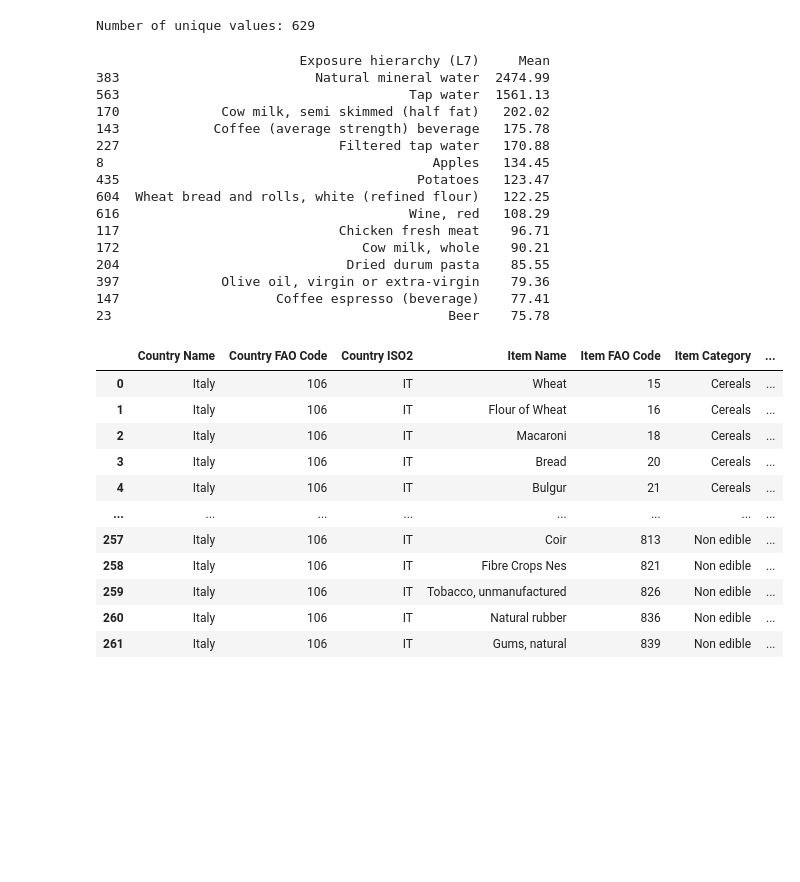
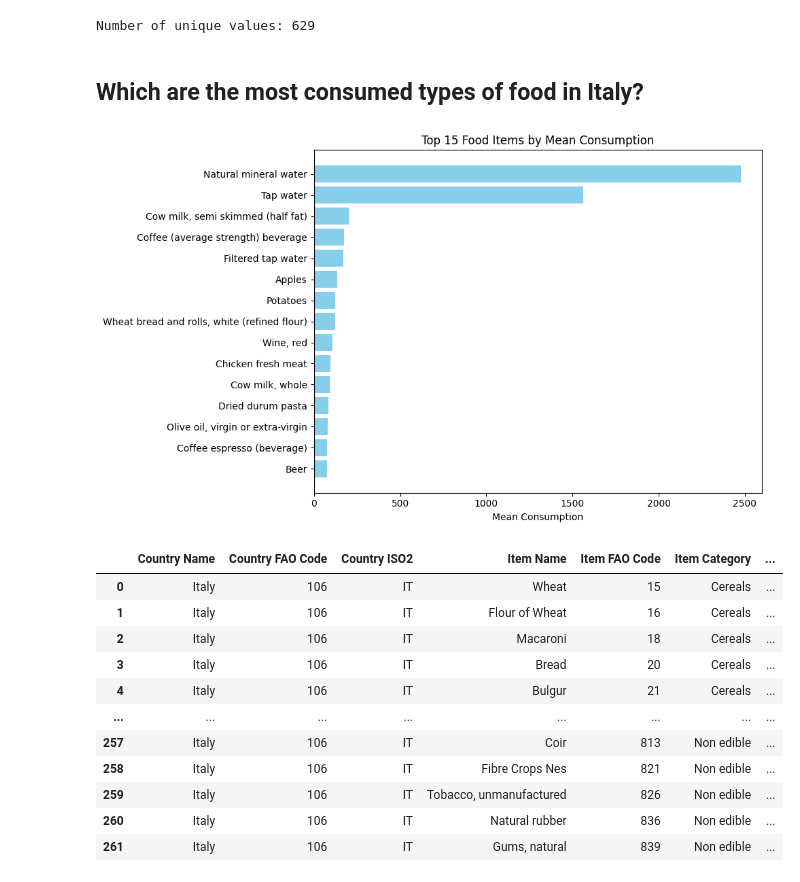
Before and after one commit to TCoaM/TrueCostOfAMeal, a Jupyter notebook: simo_notebook.ipynb, the cells around one changed output. Drawn from its saved outputs; the diff is of its cells as text; code cells hidden in the pictures; blank space fills up the shorter version.

```diff
--- a/simo_notebook.ipynb
+++ b/simo_notebook.ipynb
@@ -28,34 +29,32 @@ num_unique = len(unique_values)
 print(f"Number of unique values: {num_unique}")
 # %% [output]
 Number of unique values: 629
+# %% [markdown]
+## Which are the most consumed types of food in Italy?
 # %%
 # Group by 'Exposure hierarchy (L7)', sum the 'Mean' values, and get the top 15
 top15 = (
     food_consumption_data
     .groupby('Exposure hierarchy (L7)', as_index=False)['Mean']
     .sum()
     .sort_values('Mean', ascending=False)
     .head(15)
 )
 
-print(top15)
+# Extract lists
+selected_variables = top15["Exposure hierarchy (L7)"].tolist()
+selected_values = top15["Mean"].tolist()
+
+# Create a bar plot for the top 15 food items
+plt.figure(figsize=(10, 6))
+plt.barh(selected_variables, selected_values, color='skyblue')
+plt.xlabel('Mean Consumption')
+plt.title('Top 15 Food Items by Mean Consumption')
+plt.gca().invert_yaxis()  # Invert y-axis to have the highest value on top
+plt.tight_layout()
+plt.show()
 # %% [output]
-                          Exposure hierarchy (L7)     Mean
-383                         Natural mineral water  2474.99
-563                                     Tap water  1561.13
-170             Cow milk, semi skimmed (half fat)   202.02
-143            Coffee (average strength) beverage   175.78
-227                            Filtered tap water   170.88
-8                                          Apples   134.45
-435                                      Potatoes   123.47
-604  Wheat bread and rolls, white (refined flour)   122.25
-616                                     Wine, red   108.29
-117                            Chicken fresh meat    96.71
-172                               Cow milk, whole    90.21
-204                             Dried durum pasta    85.55
-397             Olive oil, virgin or extra-virgin    79.36
-147                    Coffee espresso (beverage)    77.41
-23                                           Beer    75.78
+[figure, added]
 # %%
 # Load the water to food data (no-animal)
 watertofood_data = pd.read_csv("data/watertofood_data_italy.csv", encoding="utf-8", sep=";")
```
Also changed, not shown: parts of 6 cells of this notebook.
